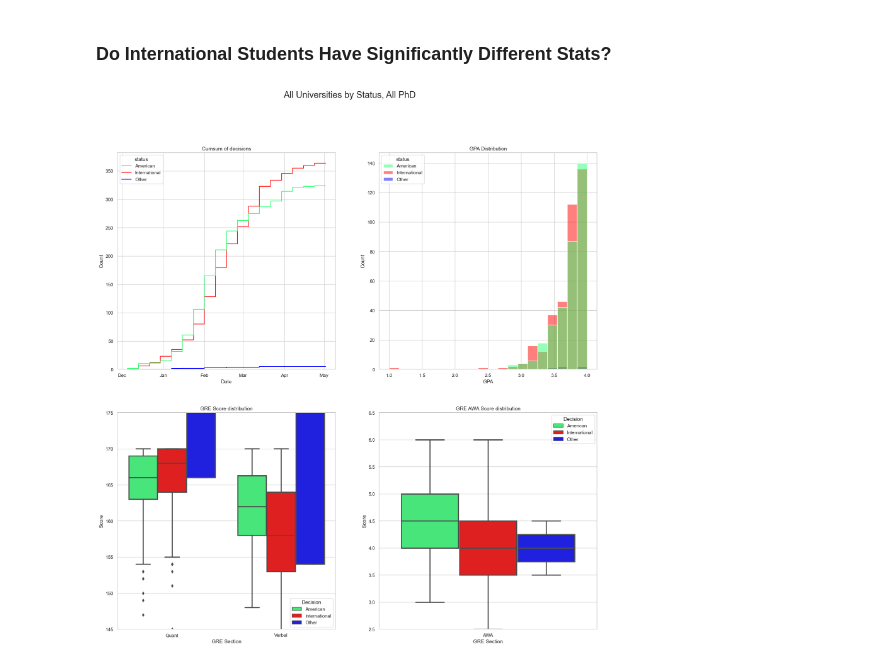
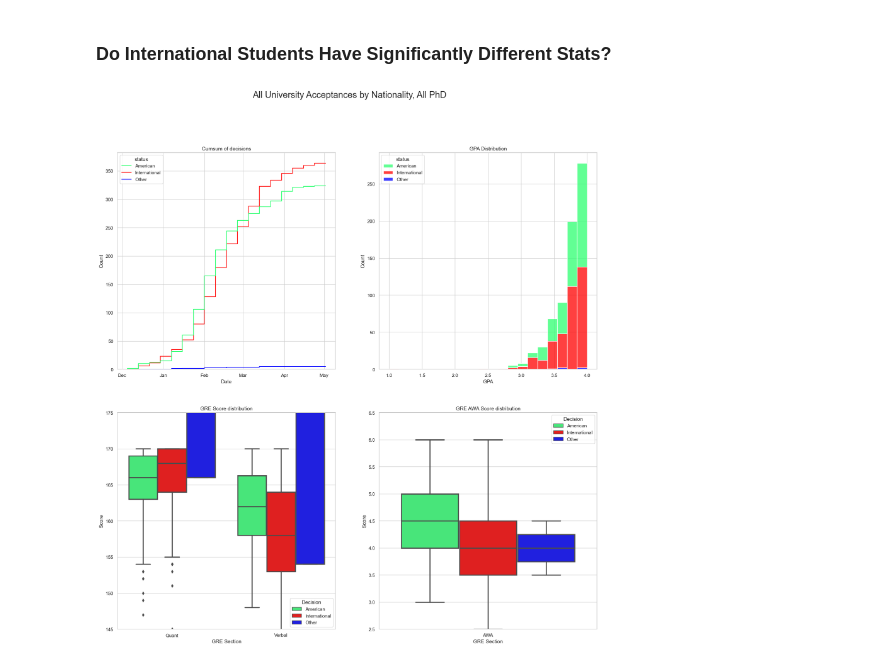
Before and after one commit to beverleyy/gradcafe_analysis, a Jupyter notebook: app/GradAnalysis.ipynb, the cells around one changed output. Drawn from its saved outputs; the diff is of its cells as text; code cells hidden in the pictures.

Commit message:
Stack histogram for GPA

```diff
--- a/app/GradAnalysis.ipynb
+++ b/app/GradAnalysis.ipynb
@@ -176,6 +178,7 @@ def get_uni_stats(u_df, search: str = None, title: str = None, degree: str = '',
     # Get GPA stats
     mscs_filt = create_filter(u_df, degree, status_type, institution = search, gpa = True)
     sns.histplot(data=u_df[mscs_filt],
+                 multiple="stack",
                  x='gpa',
                  hue=hue,
                  hue_order=hue_order,
@@ -314,9 +319,9 @@ fig.savefig("output/gpa_inflation.png")
 # %% [markdown]
 ### Do International Students Have Significantly Different Stats?
 # %%
-get_uni_stats(hisdf, title='All Universities by Status', degree='PhD', field='All', hue='status')
+get_uni_stats(hisdf, title='All University Acceptances by Nationality', degree='PhD', field='All', hue='status')
 # %% [output]
-[figure, old version]
+[figure, new version]
 # %%
 pd.options.display.max_rows = 200
 hisdf['major'].value_counts()
```
Also changed, not shown: parts of 5 cells of this notebook, 3 other files.
